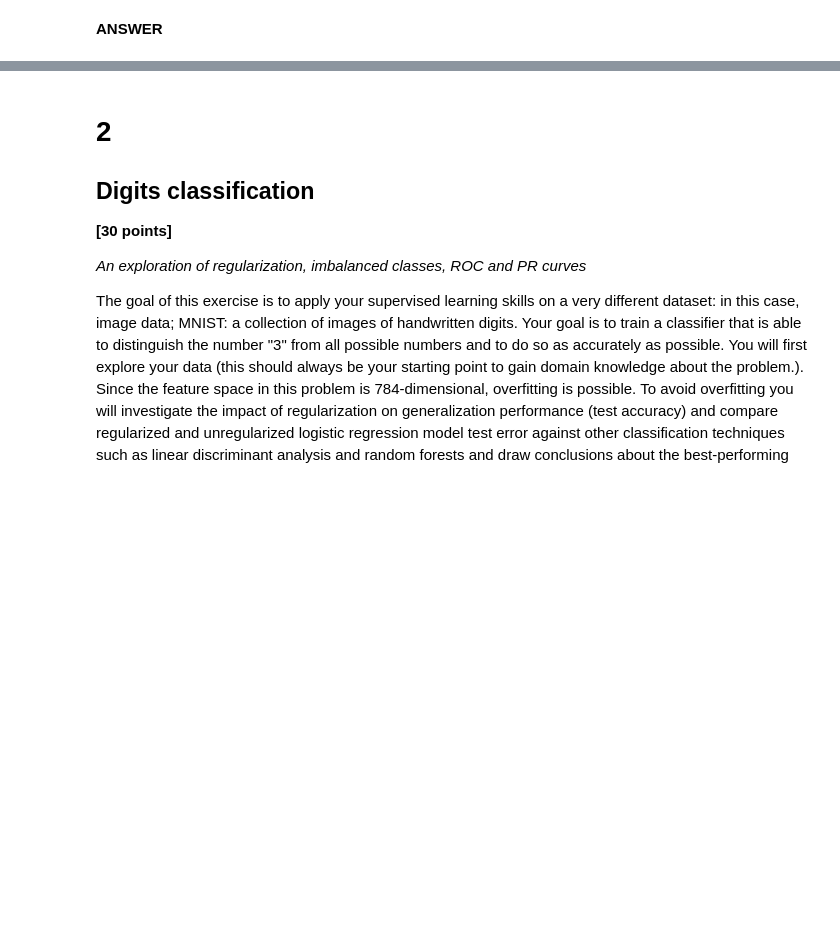
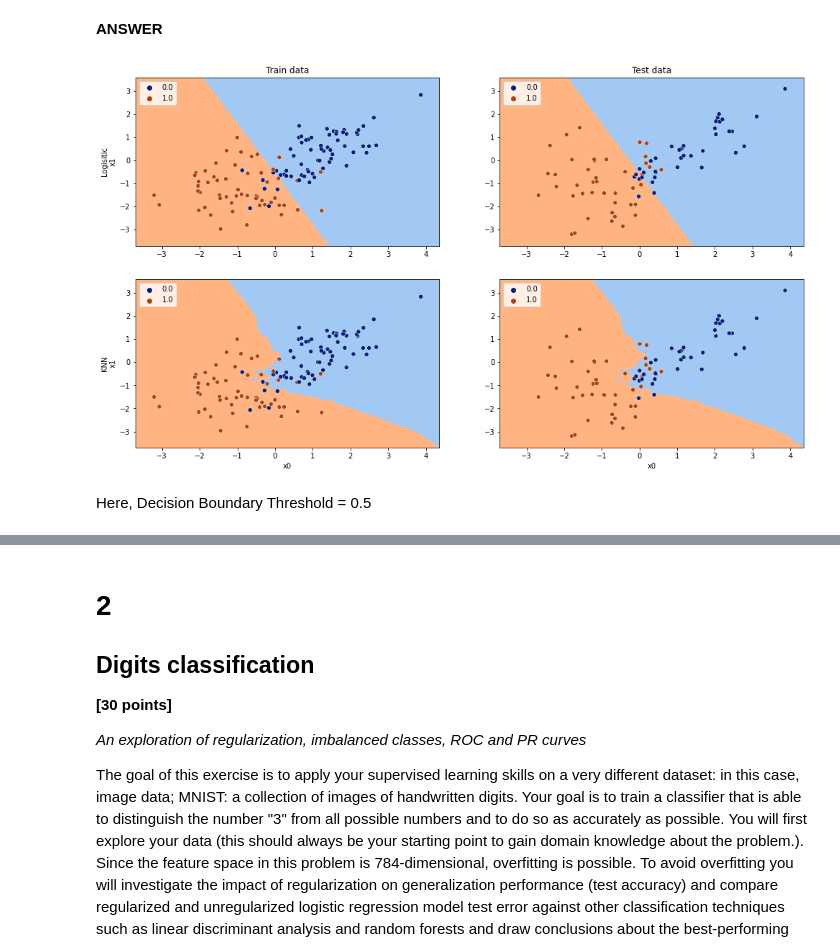
Before and after one commit to satvikk/ids705, a Jupyter notebook: assignments/Assignment_3.ipynb, the cells around one changed output, grey strips where cells are left out. Cells and saved outputs as stored; diff of their text form; code cells hidden in the pictures; blank space fills up the shorter version.

```diff
--- a/assignments/Assignment_3.ipynb
+++ b/assignments/Assignment_3.ipynb
@@ -280,3 +286,52 @@ None
   - How do the models compare in terms of performance (both ROC curves and decision boundaries) and which model (logistic regression or KNN) would you select to use on previously unseen data for this problem and why?
 # %% [markdown]
 **ANSWER**
+# %%
+from sklearn.neighbors import KNeighborsClassifier
+from matplotlib.colors import ListedColormap
+
+knn = KNeighborsClassifier(n_neighbors=7)
+knn.fit(train_x, train_y)
+logistic = Logistic_regression()
+logistic.fit(train_x, train_y, lr=opt_lr)
+# %%
+# construct cmap
+bg_cmap = ListedColormap(sb.color_palette("pastel"),N=2)
+dot_cmap = sb.color_palette("dark",2)
+
+flex = 0.5
+h=0.02
+xx, yy = np.meshgrid(np.arange(dat[:,0].min() - flex,
+                               dat[:,0].max() + flex, h),
+                     np.arange(dat[:,1].min() - flex,
+                               dat[:,1].max() + flex, h))
+grid = np.c_[xx.ravel(), yy.ravel()]
+gridpred_logistic = logistic.predict(grid)
+gridpred_logistic = gridpred_logistic.reshape(xx.shape)
+gridpred_knn = knn.predict(grid)
+gridpred_knn = gridpred_knn.reshape(xx.shape)
+
+fig, ax = plt.subplots(2,2)
+fig_scale = 0.9
+fig.set_size_inches(18.5*fig_scale, 10.5*fig_scale)
+ax[0,0].contourf(xx, yy, gridpred_logistic,cmap=bg_cmap)
+ax[0,1].contourf(xx, yy, gridpred_logistic,cmap=bg_cmap)
+ax[1,0].contourf(xx, yy, gridpred_knn,cmap=bg_cmap)
+ax[1,1].contourf(xx, yy, gridpred_knn,cmap=bg_cmap)
+
+sb.scatterplot(x=train_x[:,0],  y=train_x[:,1], hue=train_y, ax=ax[0,0], palette=dot_cmap)
+sb.scatterplot(x=test_x[:,0],  y=test_x[:,1], hue=test_y, ax=ax[0,1], palette=dot_cmap)
+sb.scatterplot(x=train_x[:,0],  y=train_x[:,1], hue=train_y, ax=ax[1,0], palette=dot_cmap)
+sb.scatterplot(x=test_x[:,0],  y=test_x[:,1], hue=test_y, ax=ax[1,1], palette=dot_cmap)
+
+ax[0,0].set_ylabel("Logisitic\nx1")
+ax[1,0].set_ylabel("KNN\nx1")
+ax[1,0].set_xlabel("x0")
+ax[1,1].set_xlabel("x0")
+ax[0,0].set_title("Train data")
+ax[0,1].set_title("Test data")
+None
+# %% [output]
+[figure, added]
+# %% [markdown]
+Here, Decision Boundary Threshold = 0.5
```
Also changed, not shown: parts of 24 cells of this notebook.
